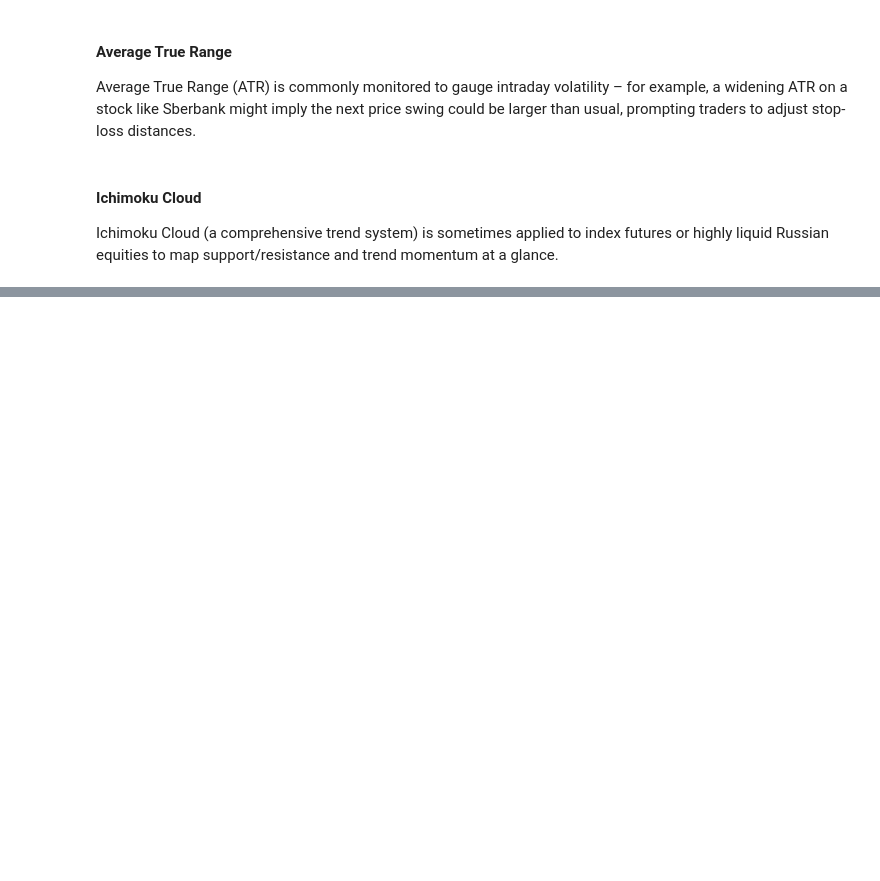
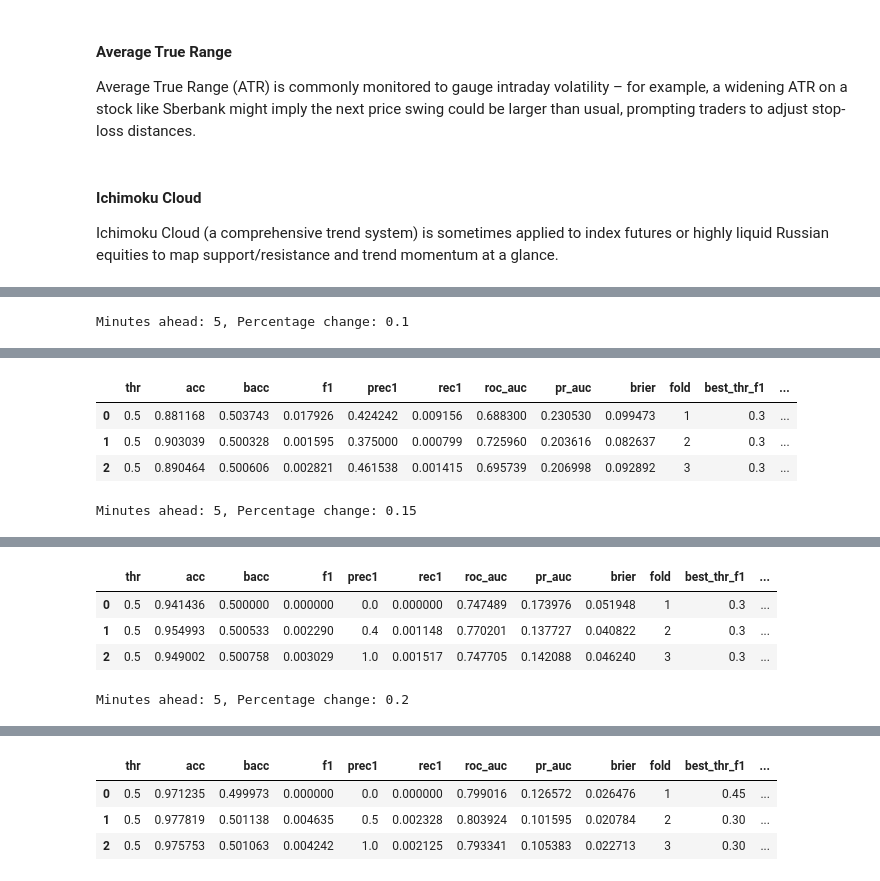
Before and after one commit to argirovga/stock_ai_bot, a Jupyter notebook: experiments/classic_ml_experiments.ipynb, the cells around one changed output, grey strips where cells are left out. Drawn from its saved outputs; the diff is of its cells as text; code cells hidden in the pictures; blank space fills up the shorter version.

```diff
--- a/experiments/classic_ml_experiments.ipynb
+++ b/experiments/classic_ml_experiments.ipynb
@@ -222,0 +316,19 @@ When talking about what indicators we can combine it with, the ones that were te
+# %%
+base_cols = [
+    'Close', 'Open', 'HL_RANGE', 'LOG_VOL', 'RV_15M',
+    'SMA_9', 'EMA_9', 'RSI_9', 'MACD', 'MACD_Signal',
+    'BB_pband', 'BB_width', 'ATR_9', 'CCI', 'Stoch_K', 'Stoch_D'
+    # 'Ichimoku_A', 'Ichimoku_B'
+]
+L = 8  # number of "ticks behind" to include
+lagged = lag_stack(df_base, base_cols, L).astype('float32')
+# %%
+# purged walk-forward split
+def walk_forward_splits_row_embargo(index, n_splits=5, embargo_minutes=60, bars_per_minute=1):
+    tss = TimeSeriesSplit(n_splits=n_splits)
+    embargo_rows = int(embargo_minutes * bars_per_minute)
+    for tr, te in tss.split(range(len(index))):
+        tr, te = np.asarray(tr), np.asarray(te)
+        cutoff_pos = max(0, te[0] - embargo_rows)
+        keep = tr <= cutoff_pos
+        yield tr[keep], te
@@ -222,0 +442,16 @@ When talking about what indicators we can combine it with, the ones that were te
+# %%
+for P in percentage_changes:
+    H = 5  # minutes ahead
+    target_col_percent = f'Target_cls_{P}%_{H}_min' # >= +0.2% in 15m
+
+    X = lagged.loc[df_base[target_col_percent].index]
+    y = df_base[target_col_percent].astype(int).reindex(X.index)
+    mask = ~X.isna().any(axis=1) & y.notna()
+    X, y = X[mask], y[mask]
+
+    embargo = max(time_periods)  # 5/15/30/60/120/180 -> pick max you ever predict
+    splits = list(walk_forward_splits_row_embargo(X.index, n_splits=3, embargo_minutes=embargo))
+    print(f"Minutes ahead: {H}, Percentage change: {P}")
+    display(HTML(run_logreg_experiment(X, y, splits).to_html()))
+# %% [output]
+Minutes ahead: 5, Percentage change: 0.1
@@ -222,0 +464,5 @@ When talking about what indicators we can combine it with, the ones that were te
+|  | thr | acc | bacc | f1 | prec1 | rec1 | roc_auc | pr_auc | brier | fold | best_thr_f1 | ... |
+| 0 | 0.5 | 0.881168 | 0.503743 | 0.017926 | 0.424242 | 0.009156 | 0.688300 | 0.230530 | 0.099473 | 1 | 0.3 | ... |
+| 1 | 0.5 | 0.903039 | 0.500328 | 0.001595 | 0.375000 | 0.000799 | 0.725960 | 0.203616 | 0.082637 | 2 | 0.3 | ... |
+| 2 | 0.5 | 0.890464 | 0.500606 | 0.002821 | 0.461538 | 0.001415 | 0.695739 | 0.206998 | 0.092892 | 3 | 0.3 | ... |
+Minutes ahead: 5, Percentage change: 0.15
@@ -222,0 +475,5 @@ When talking about what indicators we can combine it with, the ones that were te
+|  | thr | acc | bacc | f1 | prec1 | rec1 | roc_auc | pr_auc | brier | fold | best_thr_f1 | ... |
+| 0 | 0.5 | 0.941436 | 0.500000 | 0.000000 | 0.0 | 0.000000 | 0.747489 | 0.173976 | 0.051948 | 1 | 0.3 | ... |
+| 1 | 0.5 | 0.954993 | 0.500533 | 0.002290 | 0.4 | 0.001148 | 0.770201 | 0.137727 | 0.040822 | 2 | 0.3 | ... |
+| 2 | 0.5 | 0.949002 | 0.500758 | 0.003029 | 1.0 | 0.001517 | 0.747705 | 0.142088 | 0.046240 | 3 | 0.3 | ... |
+Minutes ahead: 5, Percentage change: 0.2
@@ -222,0 +486,4 @@ When talking about what indicators we can combine it with, the ones that were te
+|  | thr | acc | bacc | f1 | prec1 | rec1 | roc_auc | pr_auc | brier | fold | best_thr_f1 | ... |
+| 0 | 0.5 | 0.971235 | 0.499973 | 0.000000 | 0.0 | 0.000000 | 0.799016 | 0.126572 | 0.026476 | 1 | 0.45 | ... |
+| 1 | 0.5 | 0.977819 | 0.501138 | 0.004635 | 0.5 | 0.002328 | 0.803924 | 0.101595 | 0.020784 | 2 | 0.30 | ... |
+| 2 | 0.5 | 0.975753 | 0.501063 | 0.004242 | 1.0 | 0.002125 | 0.793341 | 0.105383 | 0.022713 | 3 | 0.30 | ... |
```
Also changed, not shown: parts of 45 cells of this notebook, 1 other file.
